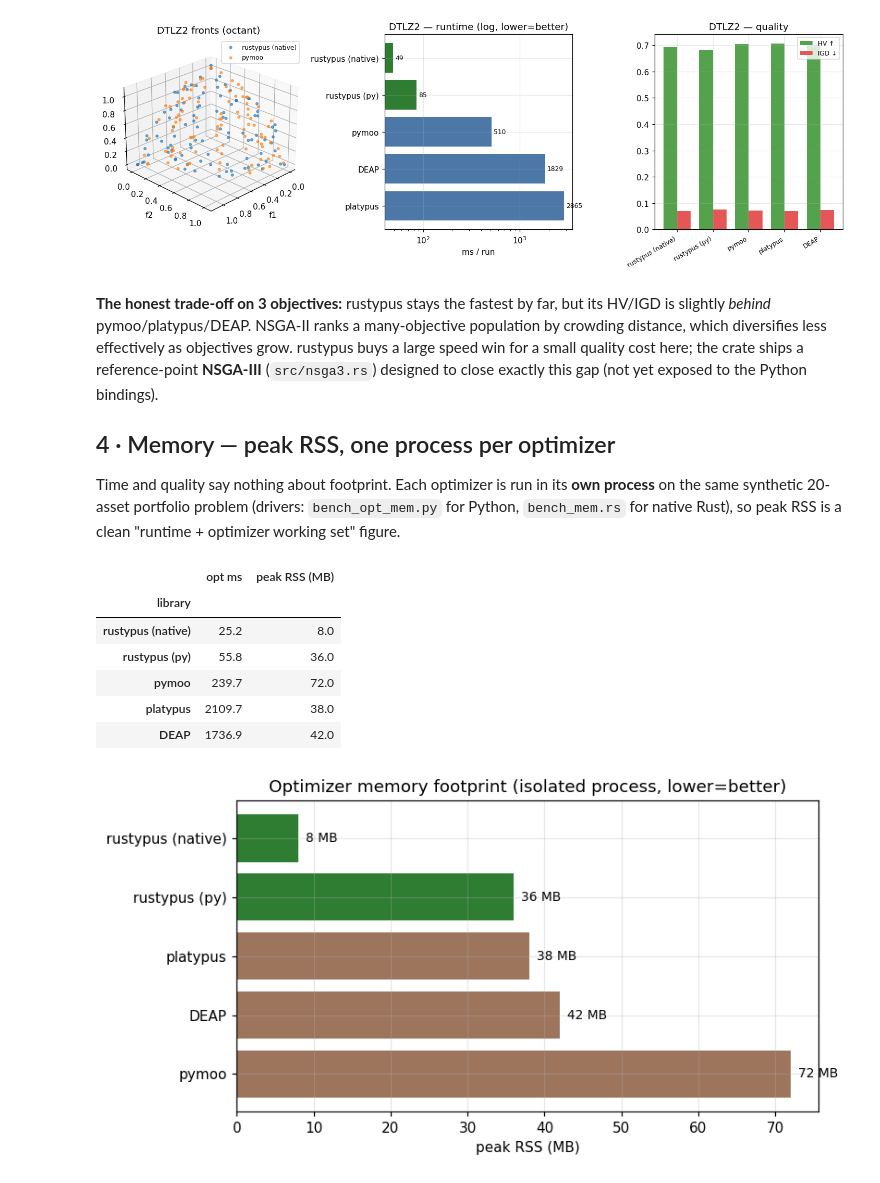
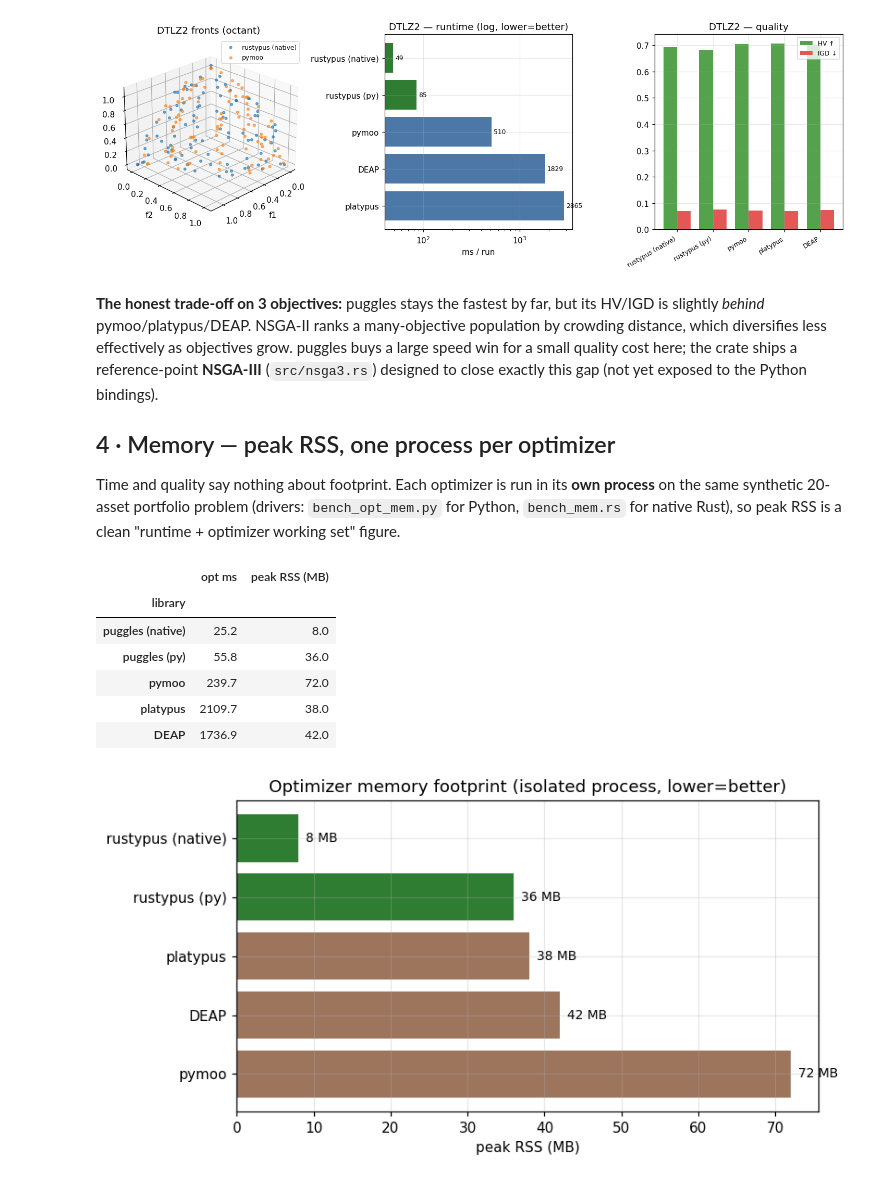
Before and after one commit to Entropy314/puggles, a Jupyter notebook: sandbox/benchmarks.ipynb, the cells around one changed output. Drawn from its saved outputs; the diff is of its cells as text; code cells hidden in the pictures.

```diff
--- a/sandbox/benchmarks.ipynb
+++ b/sandbox/benchmarks.ipynb
@@ -104,8 +104,8 @@ Each `solve_*` runs one optimization and returns its Pareto front as a list of `
 the harness times it and scores IGD over `RUNS` repeats. The native-Rust row is obtained by running
 the compiled example and parsing its reported time + IGD.
 # %%
-def solve_zdt1_rustypus():
-    import rustypus as rp
+def solve_zdt1_puggles():
+    import puggles as rp
     p = rp.Problem(solution_length=NZ, number_of_objectives=2,
                    solution_data_types=[rp.Real(0., 1.)] * NZ,
                    objective_function=lambda x: zdt1(x), direction=[-1, -1])
@@ -158,15 +158,15 @@ def solve_zdt1_deap():
 def native_zdt1():
     out = subprocess.run(["cargo", "run", "--release", "--example", "bench_zdt1"],
                          cwd=HERE, capture_output=True, text=True).stdout
-    m = re.search(r"rustypus \(sequential\)\s+([\d.]+)\s+[\d.]+\s+([\d.]+)", out)
+    m = re.search(r"puggles \(sequential\)\s+([\d.]+)\s+[\d.]+\s+([\d.]+)", out)
     return (float(m.group(1)), float(m.group(2))) if m else (float("nan"), float("nan"))
 # %%
-zdt1_solvers = {"rustypus (py)": solve_zdt1_rustypus, "pymoo": solve_zdt1_pymoo,
+zdt1_solvers = {"puggles (py)": solve_zdt1_puggles, "pymoo": solve_zdt1_pymoo,
                 "platypus": solve_zdt1_platypus, "DEAP": solve_zdt1_deap}
 zrows, zfronts = [], {}
 
 nms, nig = native_zdt1()
-zrows.append(("rustypus (native)", nms, 0.0, nig))
+zrows.append(("puggles (native)", nms, 0.0, nig))
 
 for name, solve in zdt1_solvers.items():
     ts, igs, front = [], [], []
@@ -340,9 +340,9 @@ plt.tight_layout(); plt.show()
 # %% [output]
 [figure]
 # %% [markdown]
-**The honest trade-off on 3 objectives:** rustypus stays the fastest by far, but its HV/IGD is
+**The honest trade-off on 3 objectives:** puggles stays the fastest by far, but its HV/IGD is
 slightly *behind* pymoo/platypus/DEAP. NSGA-II ranks a many-objective population by crowding
-distance, which diversifies less effectively as objectives grow. rustypus buys a large speed win
+distance, which diversifies less effectively as objectives grow. puggles buys a large speed win
 for a small quality cost here; the crate ships a reference-point **NSGA-III** (`src/nsga3.rs`)
 designed to close exactly this gap (not yet exposed to the Python bindings).
 
@@ -354,29 +354,29 @@ for native Rust), so peak RSS is a clean "runtime + optimizer working set" figur
 # %%
 def mem_python(lib):
     out = subprocess.run([PY, "bench_opt_mem.py", lib], cwd=HERE, capture_output=True, text=True).stdout
     p = out.strip().split("\t")
     return float(p[2]), float(p[3])          # ms, peak MB
 
 def mem_native():
     out = subprocess.run(["cargo", "run", "--release", "--example", "bench_mem"],
                          cwd=HERE, capture_output=True, text=True).stdout
     for line in out.splitlines():
-        if line.startswith("MEM\trustypus-seq"):
+        if line.startswith("MEM\tpuggles-seq"):
             p = line.split("\t"); return float(p[2]), float(p[3])
     return float("nan"), float("nan")
 
 mrows = []
-nms, nmb = mem_native(); mrows.append(("rustypus (native)", nms, nmb))
-for lib, label in [("rustypus", "rustypus (py)"), ("pymoo", "pymoo"),
+nms, nmb = mem_native(); mrows.append(("puggles (native)", nms, nmb))
+for lib, label in [("puggles", "puggles (py)"), ("pymoo", "pymoo"),
                    ("platypus", "platypus"), ("deap", "DEAP")]:
     ms, mb = mem_python(lib); mrows.append((label, ms, mb))
 mdf = pd.DataFrame(mrows, columns=["library", "opt ms", "peak RSS (MB)"]).set_index("library")
 mdf.round(1)
 # %% [output]
 |  | opt ms | peak RSS (MB) |
 | library |  |  |
-| rustypus (native) | 25.2 | 8.0 |
-| rustypus (py) | 55.8 | 36.0 |
+| puggles (native) | 25.2 | 8.0 |
+| puggles (py) | 55.8 | 36.0 |
 | pymoo | 239.7 | 72.0 |
 | platypus | 2109.7 | 38.0 |
 | DEAP | 1736.9 | 42.0 |
```
Also changed, not shown: parts of 19 cells of this notebook, 37 other files.
